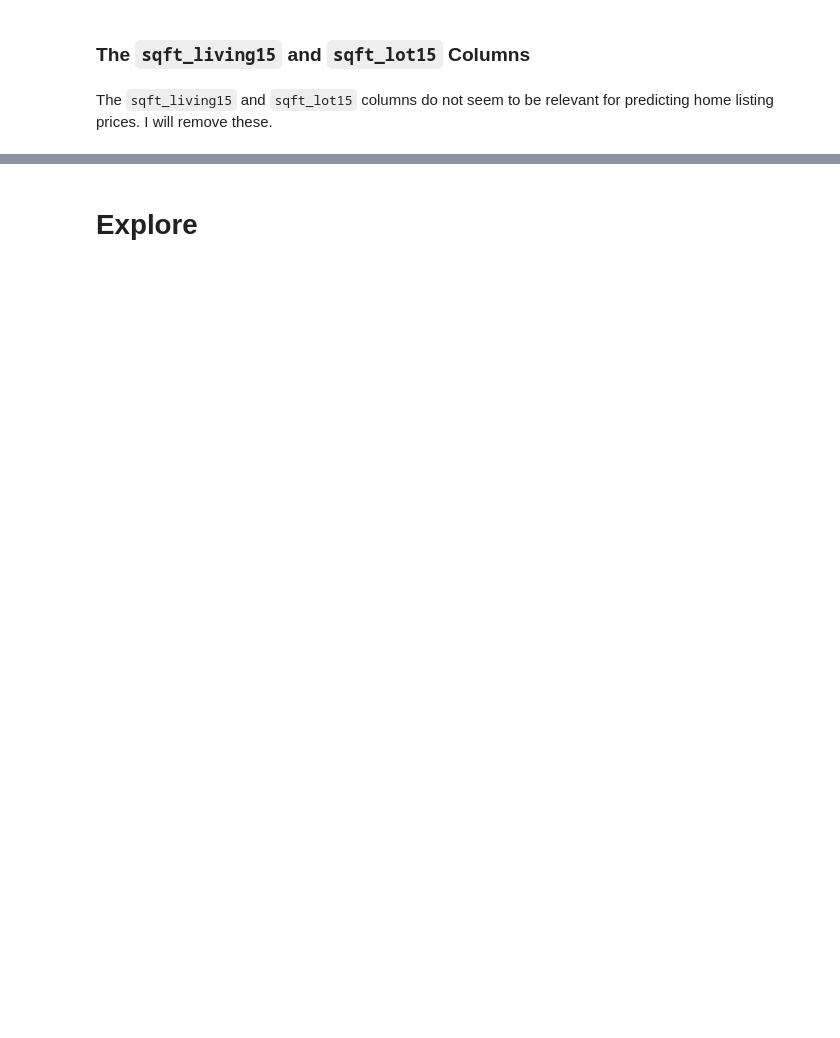
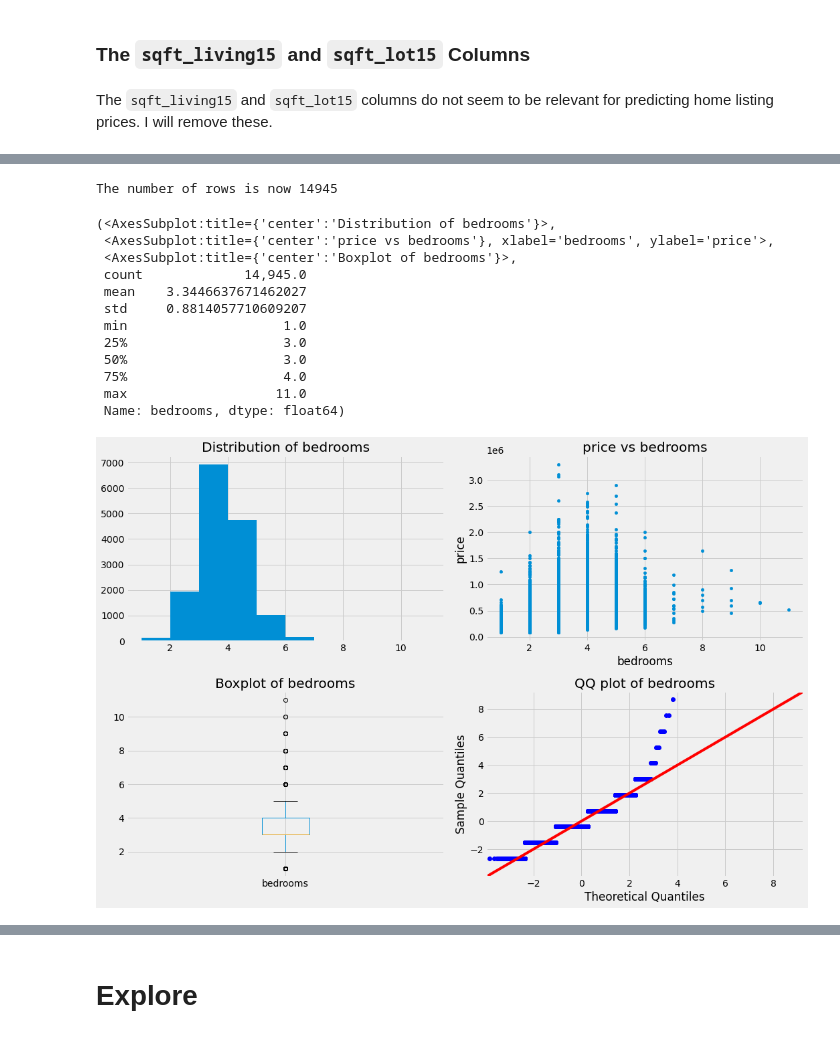
Before and after one commit to bentson1187/dsc-phase-2-project, a Jupyter notebook: Bentson, Brian Phase 2 Project.ipynb, the cells around one changed output, grey strips where cells are left out. Drawn from its saved outputs; the diff is of its cells as text; code cells hidden in the pictures; blank space fills up the shorter version.

```diff
--- a/Bentson, Brian Phase 2 Project.ipynb
+++ b/Bentson, Brian Phase 2 Project.ipynb
@@ -697,0 +784,23 @@ Index(['id', 'date', 'price', 'bedrooms', 'bathrooms', 'sqft_living',
+# %%
+#remove single outlier
+df_scrub = df_scrub.loc[(df_scrub['bedrooms'] < 20)]
+print(f'The number of rows is now {len(df_scrub)}')
+# %% [output]
+The number of rows is now 14945
+# %%
+#check plots again
+get_plots(df_scrub, 'bedrooms',outlier='none')
+# %% [output]
+(<AxesSubplot:title={'center':'Distribution of bedrooms'}>,
+ <AxesSubplot:title={'center':'price vs bedrooms'}, xlabel='bedrooms', ylabel='price'>,
+ <AxesSubplot:title={'center':'Boxplot of bedrooms'}>,
+ count             14,945.0
+ mean    3.3446637671462027
+ std     0.8814057710609207
+ min                    1.0
+ 25%                    3.0
+ 50%                    3.0
+ 75%                    4.0
+ max                   11.0
+ Name: bedrooms, dtype: float64)
+[figure, added]
```
Also changed, not shown: parts of 120 cells of this notebook.
